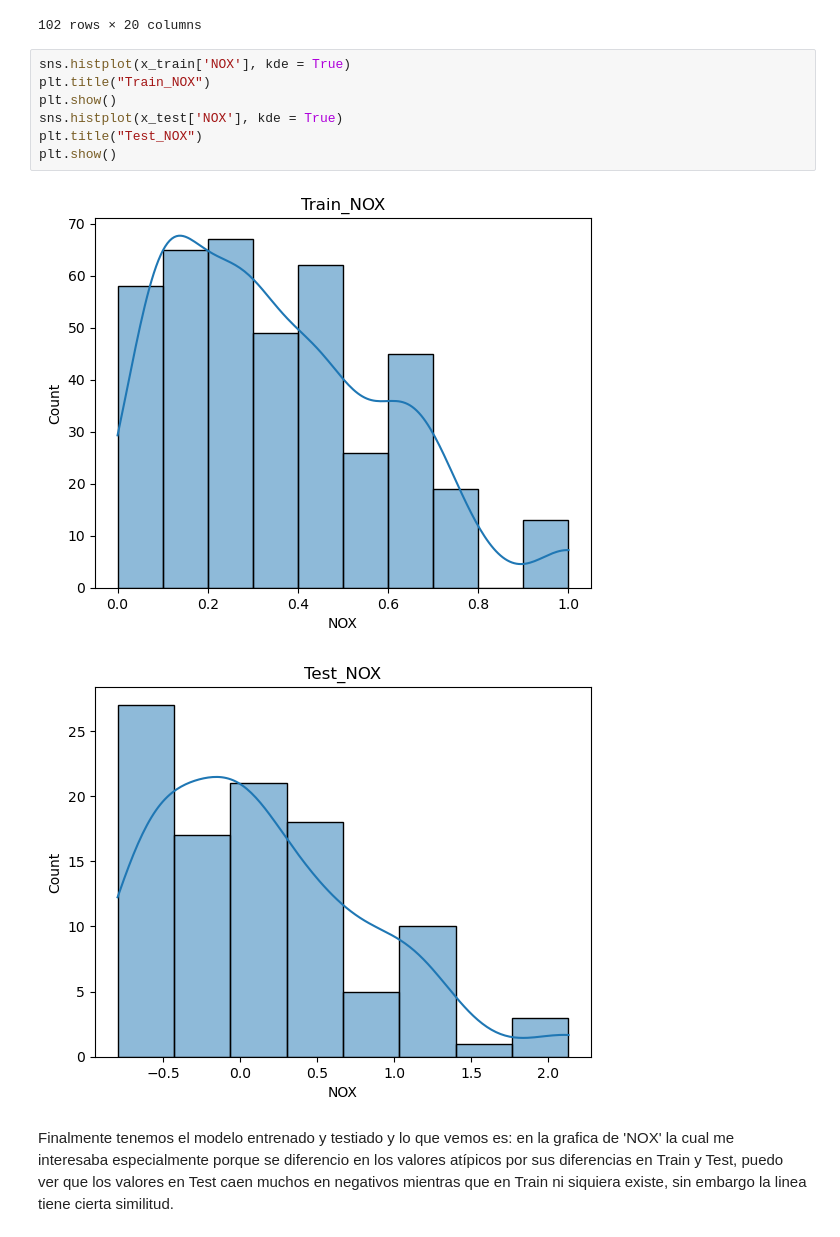
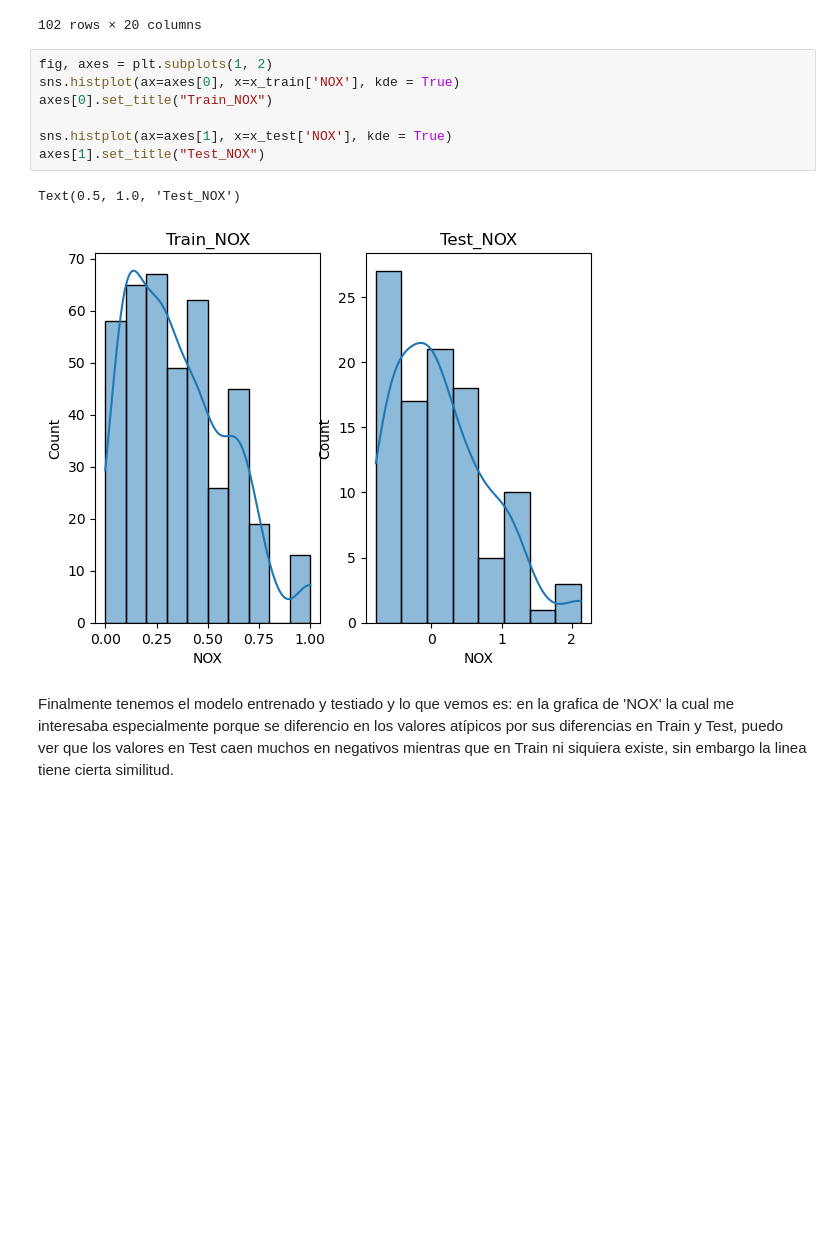
Before and after one commit to LeonBali3110/Sprint_5, a Jupyter notebook: M05 T02.ipynb, the cells around one changed output. Drawn from its saved outputs; the diff is of its cells as text; blank space fills up the shorter version.

```diff
--- a/M05 T02.ipynb
+++ b/M05 T02.ipynb
@@ -431,15 +431,15 @@ x_test
 | 437 | 9.894682 | 0.0 | 0.696909 | 0.0 | 1.331298 | -0.325921 | 0.871002 | 0.077077 | 1.000000 | 0.486957 | -17.381479 | ... |
 | 216 | -0.114490 | 0.0 | 0.527900 | 0.0 | 0.170992 | 0.656706 | 0.841151 | 0.276629 | 0.184100 | -0.834783 | 0.103942 | ... |
 102 rows × 20 columns
-# %%
-sns.histplot(x_train['NOX'], kde = True)
-plt.title("Train_NOX")
-plt.show()
-sns.histplot(x_test['NOX'], kde = True)
-plt.title("Test_NOX")
-plt.show()
-# %% [output]
-[figure, removed]
-[figure, removed]
-# %% [markdown]
-Finalmente tenemos el modelo entrenado y testiado y lo que vemos es: en la grafica de 'NOX' la cual me interesaba especialmente porque se diferencio en los valores atípicos por sus diferencias en Train y Test, puedo ver que los valores en Test caen muchos en negativos mientras que en Train ni siquiera existe, sin embargo la linea tiene cierta similitud.
+# %%
+fig, axes = plt.subplots(1, 2)
+sns.histplot(ax=axes[0], x=x_train['NOX'], kde = True)
+axes[0].set_title("Train_NOX")
+
+sns.histplot(ax=axes[1], x=x_test['NOX'], kde = True)
+axes[1].set_title("Test_NOX")
+# %% [output]
+Text(0.5, 1.0, 'Test_NOX')
+[figure, added]
+# %% [markdown]
+Finalmente tenemos el modelo entrenado y testiado y lo que vemos es: en la grafica de 'NOX' la cual me interesaba especialmente porque se diferencio en los valores atípicos por sus diferencias en Train y Test, puedo ver que los valores en Test caen muchos en negativos mientras que en Train ni siquiera existe, sin embargo la linea tiene cierta similitud.
```
Also changed, not shown: parts of 34 cells of this notebook.
